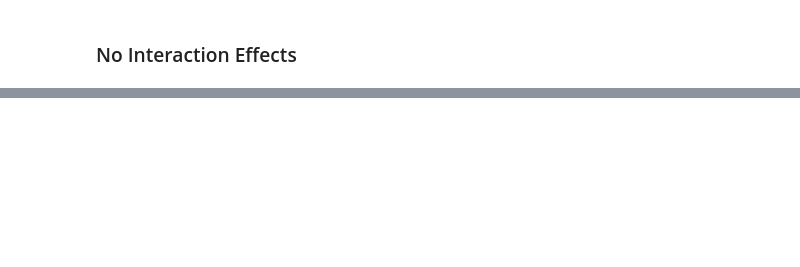
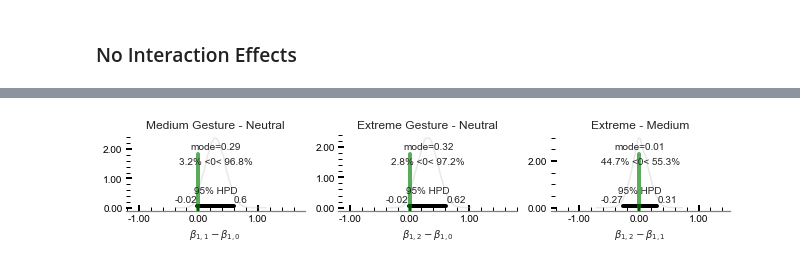
Before and after one commit to CrowdDynamicsLab/ComicPersuasion, a Jupyter notebook: Paper Draft/LaTeX/hari-code/ordinal_prediction_factors-Main.ipynb, the cells around one changed output, grey strips where cells are left out. Cells and saved outputs as stored; diff of their text form; code cells hidden in the pictures; blank space fills up the shorter version.

```diff
--- a/Paper Draft/LaTeX/hari-code/ordinal_prediction_factors-Main.ipynb
+++ b/Paper Draft/LaTeX/hari-code/ordinal_prediction_factors-Main.ipynb
@@ -507,0 +505,91 @@ fig.savefig("factors_framing_contrasts_main-noint.pdf")
+# %%
+# gesture contrast
+contrast20 = b1[2, :] - b1[0, :]
+contrast10 = b1[1, :] - b1[0, :]
+contrast21 = b1[2, :] - b1[1, :]
+
+
+
+fig, axs = sb.mpl.pyplot.subplots(1, 3)  #### change on changing parameters
+fig.set_size_inches(9, 2)
+
+pm.plot_posterior(
+    contrast10,
+    point_estimate='mode',
+    kde_plot='True',
+    color='0.75',
+    round_to=2,
+    ax=axs[0],
+    ref_val=0,
+    text_size=10)
+
+
+pm.plot_posterior(
+    contrast20,
+    point_estimate='mode',
+    kde_plot='True',
+    color='0.75',
+    round_to=2,
+    ax=axs[1],
+    ref_val=0,
+    text_size=10)
+
+pm.plot_posterior(
+    contrast21,
+    point_estimate='mode',
+    kde_plot='True',
+    color='0.75',
+    round_to=2,
+    ax=axs[2],
+    ref_val=0,
+    text_size=10)
+
+
+
+axs[0].set_title(r"Medium Gesture - Neutral")
+cm = np.mean(contrast10)
+axs[0].set_xlim([cm - 1.5, cm + 1.5])
+axs[0].set_xlabel(r'$\beta_{1,1} - \beta_{1,0}$')
+
+axs[0].xaxis.set_major_formatter(FormatStrFormatter('%.2f'))
+axs[0].yaxis.set_major_formatter(FormatStrFormatter('%.2f'))
+axs[0].tick_params(direction='in', length=6, width=2, colors='k', which='major')
+axs[0].tick_params(direction='in', length=4, width=1, colors='k', which='minor')
+axs[0].xaxis.set_ticks_position('bottom')
+axs[0].yaxis.set_ticks_position('left')
+axs[0].minorticks_on()
+
+axs[1].set_title(r"Extreme Gesture - Neutral")
+cm = np.mean(contrast20)
+axs[1].set_xlim([cm - 1.5, cm + 1.5])
+axs[1].set_xlabel(r'$\beta_{1,2} - \beta_{1,0}$')
+
+axs[1].xaxis.set_major_formatter(FormatStrFormatter('%.2f'))
+axs[1].yaxis.set_major_formatter(FormatStrFormatter('%.2f'))
+axs[1].tick_params(direction='in', length=6, width=2, colors='k', which='major')
+axs[1].tick_params(direction='in', length=4, width=1, colors='k', which='minor')
+axs[1].xaxis.set_ticks_position('bottom')
+axs[1].yaxis.set_ticks_position('left')
+axs[1].minorticks_on()
+
+axs[2].set_title(r"Extreme - Medium")
+cm = np.mean(contrast21)
+axs[2].set_xlim([cm - 1.5, cm + 1.5])
+axs[2].set_xlabel(r'$\beta_{1,2} - \beta_{1,1}$')
+
+axs[2].xaxis.set_major_formatter(FormatStrFormatter('%.2f'))
+axs[2].yaxis.set_major_formatter(FormatStrFormatter('%.2f'))
+axs[2].tick_params(direction='in', length=6, width=2, colors='k', which='major')
+axs[2].tick_params(direction='in', length=4, width=1, colors='k', which='minor')
+axs[2].xaxis.set_ticks_position('bottom')
+axs[2].yaxis.set_ticks_position('left')
+axs[2].minorticks_on()
+
+
+
+
+
+fig.tight_layout()
+fig.savefig("factors_gesture_contrasts_main-noint.pdf")
+# %% [output]
+[figure, added]
```
Also changed, not shown: parts of 11 cells of this notebook, 19 other files.
